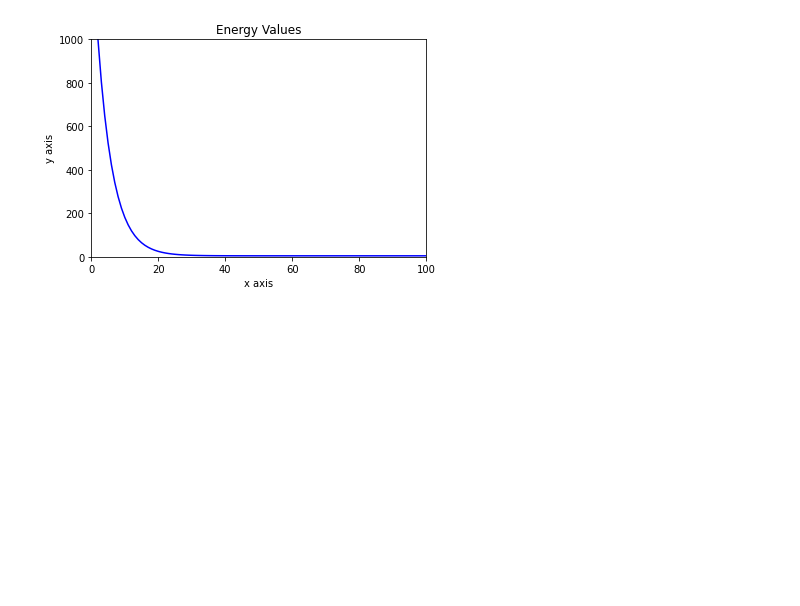
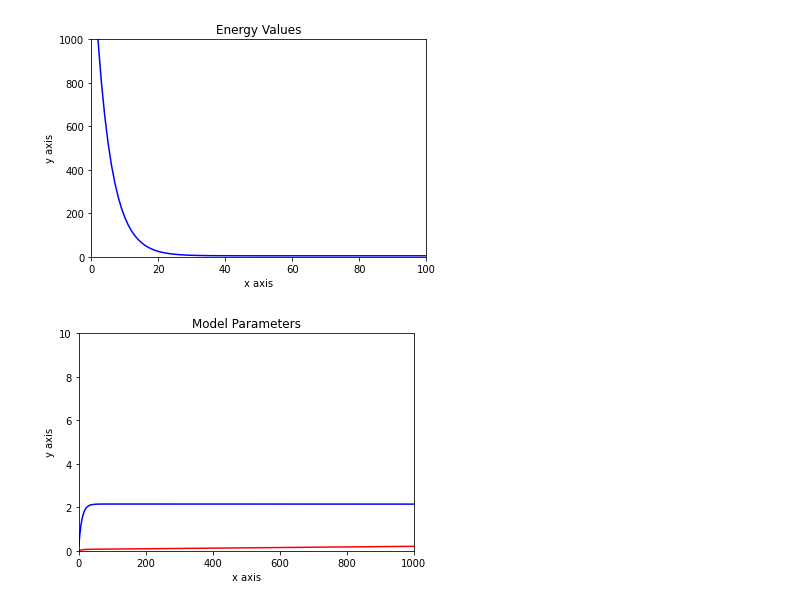
Before and after one commit to janghyukjin/MachineLearning, a Jupyter notebook: Assignment2.ipynb, the cells around one changed output. Drawn from its saved outputs; the diff is of its cells as text; code cells hidden in the pictures; blank space fills up the shorter version.

Commit message:
Plotting the model parameters with theta0,1

```diff
--- a/Assignment2.ipynb
+++ b/Assignment2.ipynb
@@ -93,3 +93,16 @@ plt.ylim(0, 1000)
 plt.show()
 # %% [output]
 [figure]
+# %%
+#display  model parameters
+plt.plot(jx,theta,'r-')
+plt.plot(jx,theta2,'b-')
+
+plt.xlabel('x axis')
+plt.ylabel('y axis')
+plt.title('Model Parameters')
+plt.xlim(0, 1000)
+plt.ylim(0, 10)
+plt.show()
+# %% [output]
+[figure, added]
```
